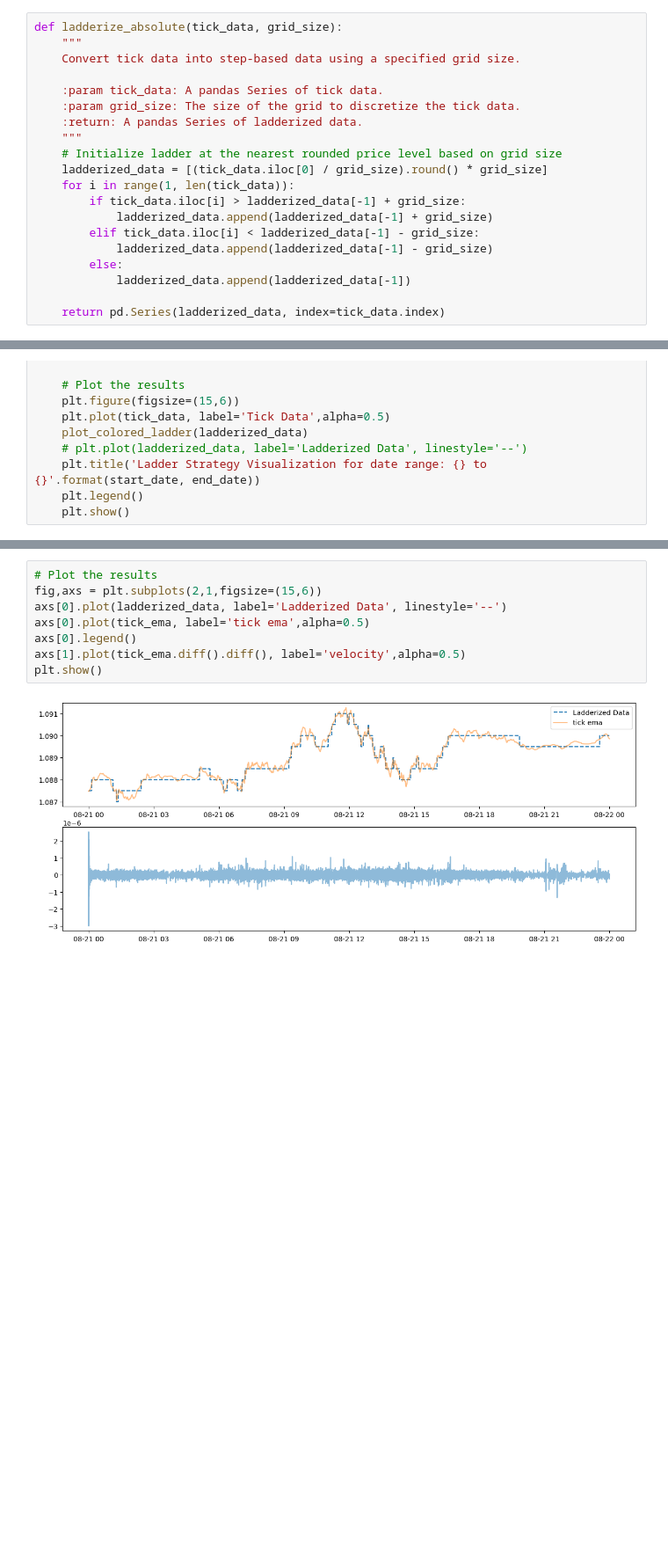
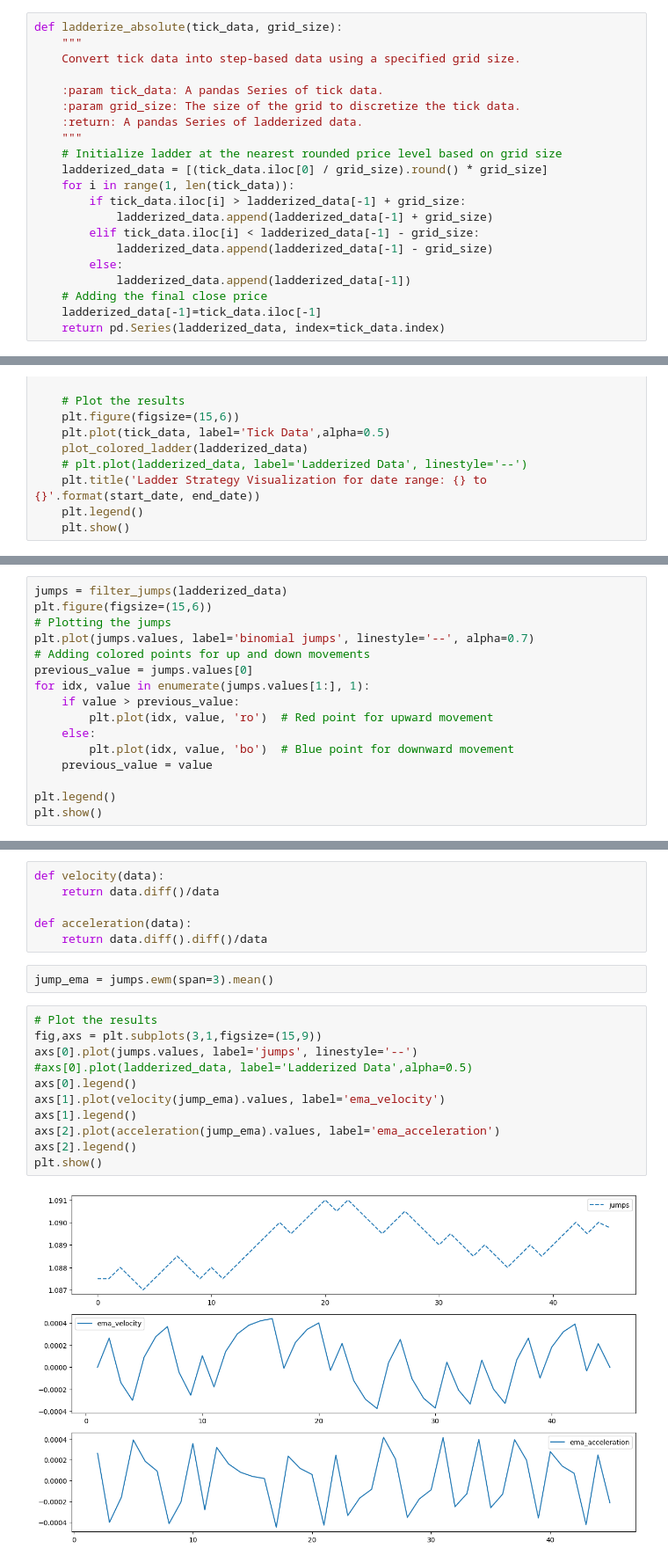
Before and after one commit to SamanvayMS/bp-Trading, a Jupyter notebook: Data_analysis.ipynb, the cells around one changed output, grey strips where cells are left out. Shown at 88% size. Drawn from its saved outputs; the diff is of its cells as text; blank space fills up the shorter version.

Commit message:
added jump extraction also added velocity and acceleration for jumps

```diff
--- a/Data_analysis.ipynb
+++ b/Data_analysis.ipynb
@@ -147,7 +148,8 @@ def ladderize_absolute(tick_data, grid_size):
             ladderized_data.append(ladderized_data[-1] - grid_size)
         else:
             ladderized_data.append(ladderized_data[-1])
-
+    # Adding the final close price
+    ladderized_data[-1]=tick_data.iloc[-1]
     return pd.Series(ladderized_data, index=tick_data.index)
 # %%
 def plot_colored_ladder(ladderized_data):
@@ -195,0 +213,16 @@ tick_ema = tick_data.ewm(span=200).mean()
+# %%
+jumps = filter_jumps(ladderized_data)
+plt.figure(figsize=(15,6))
+# Plotting the jumps
+plt.plot(jumps.values, label='binomial jumps', linestyle='--', alpha=0.7)
+# Adding colored points for up and down movements
+previous_value = jumps.values[0]
+for idx, value in enumerate(jumps.values[1:], 1):
+    if value > previous_value:
+        plt.plot(idx, value, 'ro')  # Red point for upward movement
+    else:
+        plt.plot(idx, value, 'bo')  # Blue point for downward movement
+    previous_value = value
+
+plt.legend()
+plt.show()
@@ -196,10 +231,21 @@ tick_ema = tick_data.ewm(span=200).mean()
+# %%
+def velocity(data):
+    return data.diff()/data
+
+def acceleration(data):
+    return data.diff().diff()/data
+# %%
+jump_ema = jumps.ewm(span=3).mean()
 # %%
 # Plot the results
-fig,axs = plt.subplots(2,1,figsize=(15,6))
-axs[0].plot(ladderized_data, label='Ladderized Data', linestyle='--')
-axs[0].plot(tick_ema, label='tick ema',alpha=0.5)
+fig,axs = plt.subplots(3,1,figsize=(15,9))
+axs[0].plot(jumps.values, label='jumps', linestyle='--')
+#axs[0].plot(ladderized_data, label='Ladderized Data',alpha=0.5)
 axs[0].legend()
-axs[1].plot(tick_ema.diff().diff(), label='velocity',alpha=0.5)
+axs[1].plot(velocity(jump_ema).values, label='ema_velocity')
+axs[1].legend()
+axs[2].plot(acceleration(jump_ema).values, label='ema_acceleration')
+axs[2].legend()
 plt.show()
 # %% [output]
-[figure, old version]
+[figure, new version]
```
Also changed, not shown: parts of 5 cells of this notebook, 1 other file.
